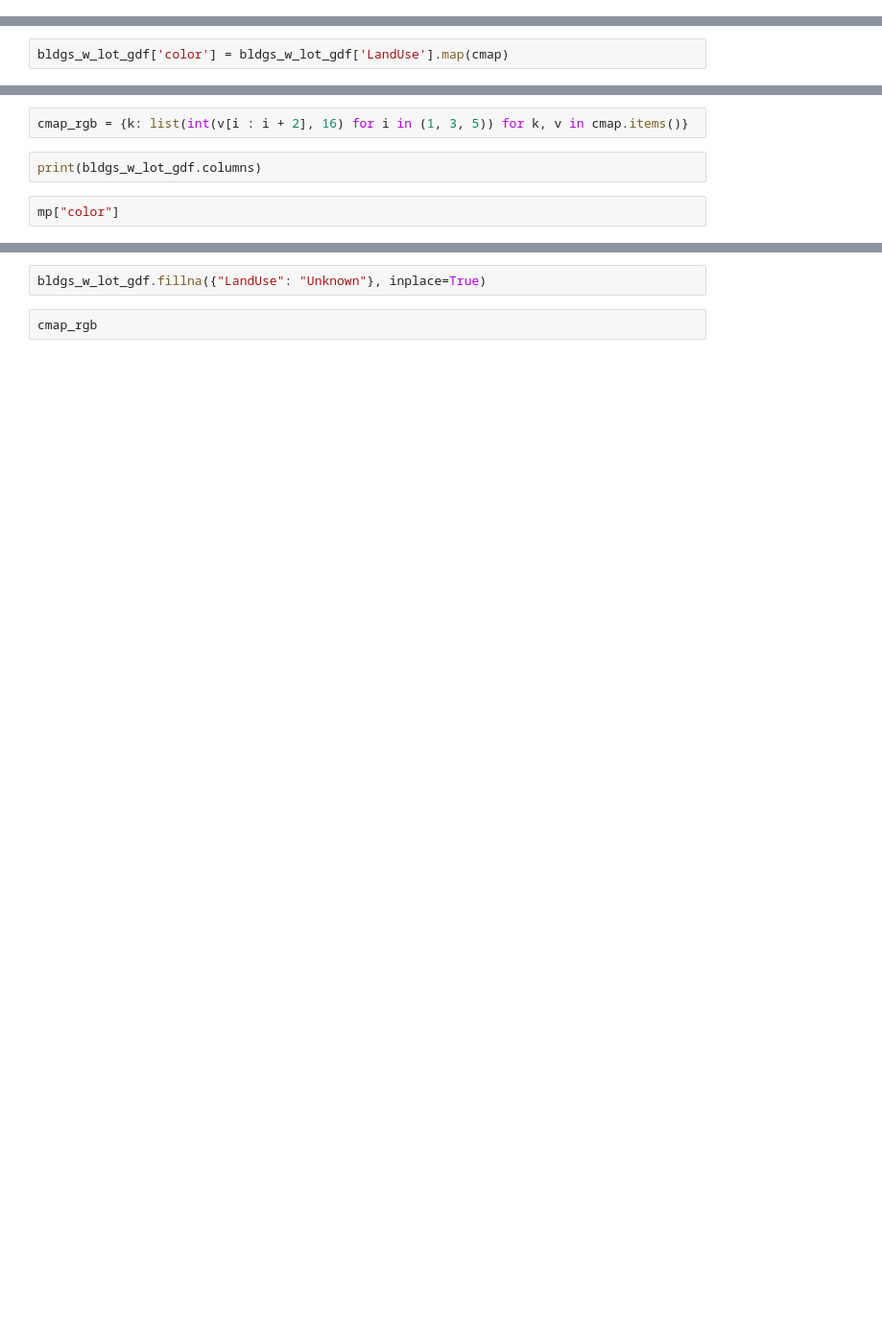
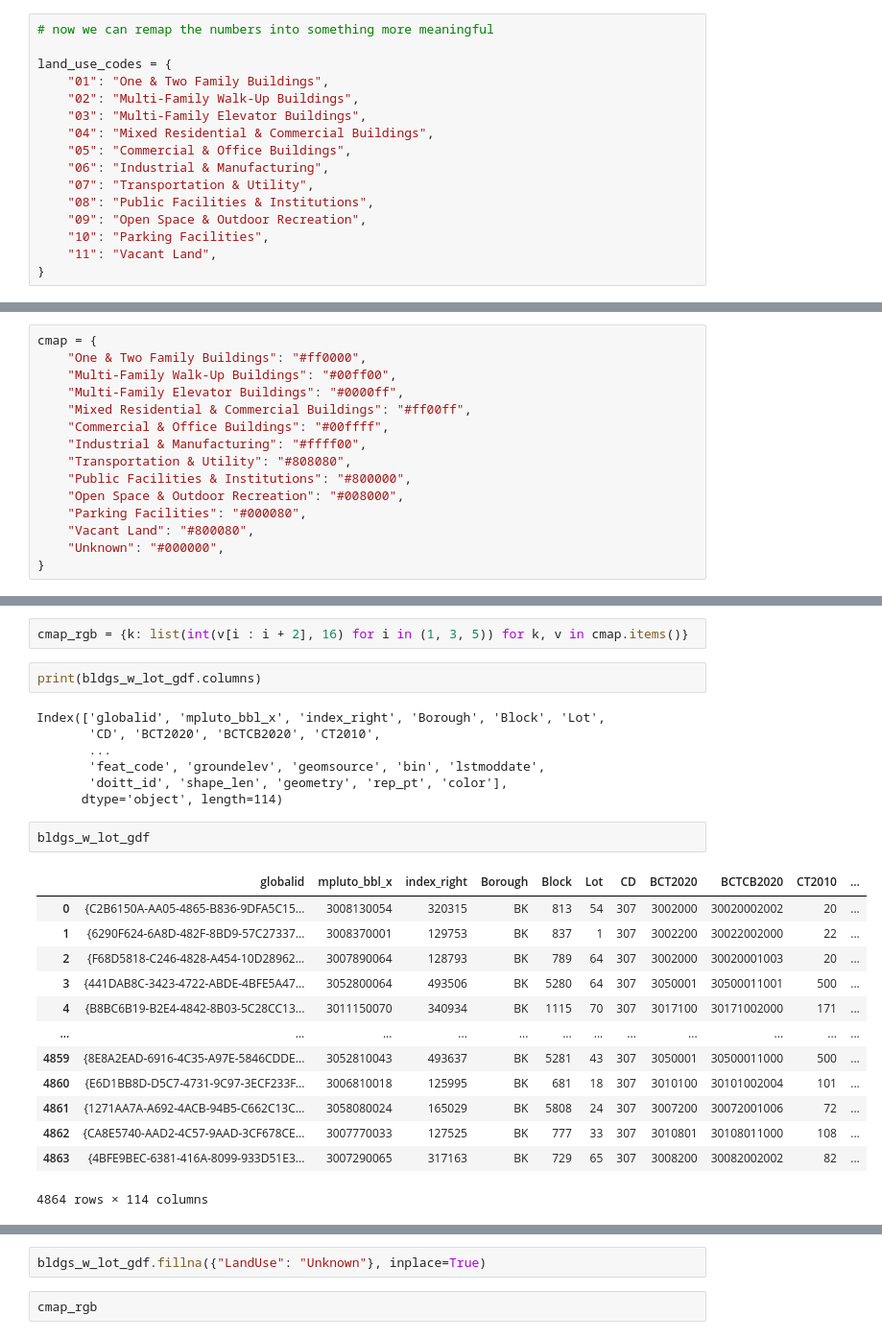
Before and after one commit to badriyahs/cdp-mapping-systems, a Jupyter notebook: Assignments/02_geoprocessing.ipynb, the cells around one changed output, grey strips where cells are left out. Shown at 96% size. Saved outputs shown, nothing was run; the diff lists cells and outputs as text; blank space fills up the shorter version.

```diff
--- a/Assignments/02_geoprocessing.ipynb
+++ b/Assignments/02_geoprocessing.ipynb
@@ -123 +207,17 @@ print(bldgs_w_lot_gdf['LandUse'].unique())
+# %%
+# now we can remap the numbers into something more meaningful
+
+land_use_codes = {
+    "01": "One & Two Family Buildings",
+    "02": "Multi-Family Walk-Up Buildings",
+    "03": "Multi-Family Elevator Buildings",
+    "04": "Mixed Residential & Commercial Buildings",
+    "05": "Commercial & Office Buildings",
+    "06": "Industrial & Manufacturing",
+    "07": "Transportation & Utility",
+    "08": "Public Facilities & Institutions",
+    "09": "Open Space & Outdoor Recreation",
+    "10": "Parking Facilities",
+    "11": "Vacant Land",
+}
 # %%
@@ -124,0 +240,15 @@ bldgs_w_lot_gdf["LandUse"] = bldgs_w_lot_gdf["LandUse"].map(land_use_codes)
+# %%
+cmap = {
+    "One & Two Family Buildings": "#ff0000",
+    "Multi-Family Walk-Up Buildings": "#00ff00",
+    "Multi-Family Elevator Buildings": "#0000ff",
+    "Mixed Residential & Commercial Buildings": "#ff00ff",
+    "Commercial & Office Buildings": "#00ffff",
+    "Industrial & Manufacturing": "#ffff00",
+    "Transportation & Utility": "#808080",
+    "Public Facilities & Institutions": "#800000",
+    "Open Space & Outdoor Recreation": "#008000",
+    "Parking Facilities": "#000080",
+    "Vacant Land": "#800080",
+    "Unknown": "#000000",
+}
@@ -135,2 +355,0 @@ bldgs_w_lot_gdf = gpd.GeoDataFrame(bldgs_w_lot, geometry="geometry")
-# %%
-bldgs_w_lot_gdf['color'] = bldgs_w_lot_gdf['LandUse'].map(cmap)
@@ -153,5 +357,26 @@ land_use_codes = {
 cmap_rgb = {k: list(int(v[i : i + 2], 16) for i in (1, 3, 5)) for k, v in cmap.items()}
 # %%
 print(bldgs_w_lot_gdf.columns)
+# %% [output]
+Index(['globalid', 'mpluto_bbl_x', 'index_right', 'Borough', 'Block', 'Lot',
+       'CD', 'BCT2020', 'BCTCB2020', 'CT2010',
+       ...
+       'feat_code', 'groundelev', 'geomsource', 'bin', 'lstmoddate',
+       'doitt_id', 'shape_len', 'geometry', 'rep_pt', 'color'],
+      dtype='object', length=114)
-# %%
-mp["color"]
+# %%
+bldgs_w_lot_gdf
+# %% [output]
+|  | globalid | mpluto_bbl_x | index_right | Borough | Block | Lot | CD | BCT2020 | BCTCB2020 | CT2010 | ... |
+| 0 | {C2B6150A-AA05-4865-B836-9DFA5C15... | 3008130054 | 320315 | BK | 813 | 54 | 307 | 3002000 | 30020002002 | 20 | ... |
+| 1 | {6290F624-6A8D-482F-8BD9-57C27337... | 3008370001 | 129753 | BK | 837 | 1 | 307 | 3002200 | 30022002000 | 22 | ... |
+| 2 | {F68D5818-C246-4828-A454-10D28962... | 3007890064 | 128793 | BK | 789 | 64 | 307 | 3002000 | 30020001003 | 20 | ... |
+| 3 | {441DAB8C-3423-4722-ABDE-4BFE5A47... | 3052800064 | 493506 | BK | 5280 | 64 | 307 | 3050001 | 30500011001 | 500 | ... |
+| 4 | {B8BC6B19-B2E4-4842-8B03-5C28CC13... | 3011150070 | 340934 | BK | 1115 | 70 | 307 | 3017100 | 30171002000 | 171 | ... |
+| ... | ... | ... | ... | ... | ... | ... | ... | ... | ... | ... | ... |
+| 4859 | {8E8A2EAD-6916-4C35-A97E-5846CDDE... | 3052810043 | 493637 | BK | 5281 | 43 | 307 | 3050001 | 30500011000 | 500 | ... |
+| 4860 | {E6D1BB8D-D5C7-4731-9C97-3ECF233F... | 3006810018 | 125995 | BK | 681 | 18 | 307 | 3010100 | 30101002004 | 101 | ... |
+| 4861 | {1271AA7A-A692-4ACB-94B5-C662C13C... | 3058080024 | 165029 | BK | 5808 | 24 | 307 | 3007200 | 30072001006 | 72 | ... |
+| 4862 | {CA8E5740-AAD2-4C57-9AAD-3CF678CE... | 3007770033 | 127525 | BK | 777 | 33 | 307 | 3010801 | 30108011000 | 108 | ... |
+| 4863 | {4BFE9BEC-6381-416A-8099-933D51E3... | 3007290065 | 317163 | BK | 729 | 65 | 307 | 3008200 | 30082002002 | 82 | ... |
+4864 rows × 114 columns
```
Also changed, not shown: parts of 47 cells of this notebook.
